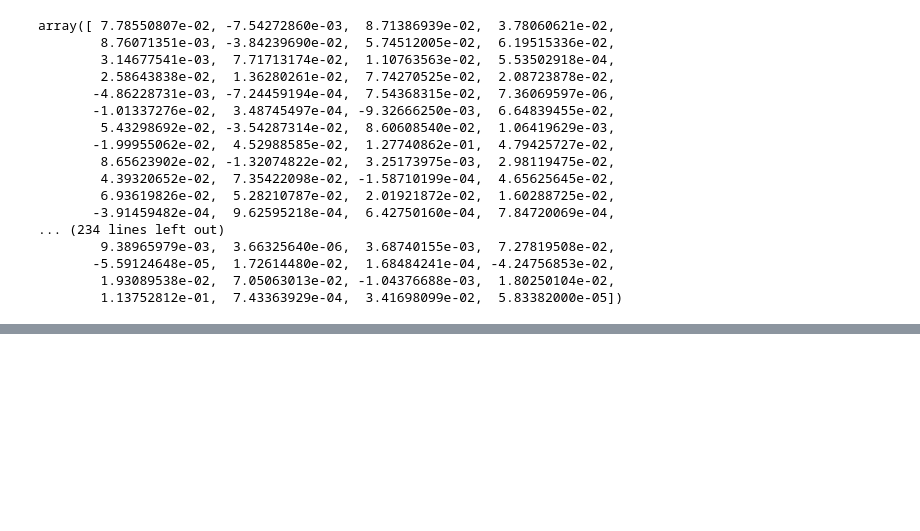
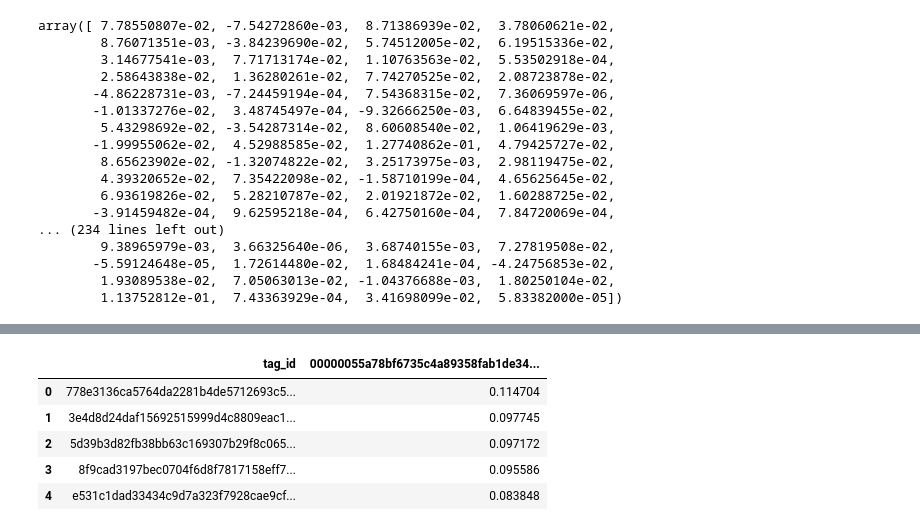
Before and after one commit to hjlopes/collaborative-filtering, a Jupyter notebook: notebooks/eda.ipynb, the cells around one changed output, grey strips where cells are left out. Drawn from its saved outputs; the diff is of its cells as text; code cells hidden in the pictures; blank space fills up the shorter version.

```diff
--- a/notebooks/eda.ipynb
+++ b/notebooks/eda.ipynb
@@ -205,0 +272,10 @@ predictions_df = pd.DataFrame(user_predictions, columns=user_products_df.columns
+# %%
+not_seen_user_preds = user_predictions[~user_predictions['tag_id'].isin(user_seen_products)]
+not_seen_user_preds.head()
+# %% [output]
+|  | tag_id | 00000055a78bf6735c4a89358fab1de34... |
+| 0 | 778e3136ca5764da2281b4de5712693c5... | 0.114704 |
+| 1 | 3e4d8d24daf15692515999d4c8809eac1... | 0.097745 |
+| 2 | 5d39b3d82fb38bb63c169307b29f8c065... | 0.097172 |
+| 3 | 8f9cad3197bec0704f6d8f7817158eff7... | 0.095586 |
+| 4 | e531c1dad33434c9d7a323f7928cae9cf... | 0.083848 |
```
Also changed, not shown: parts of 11 cells of this notebook.
